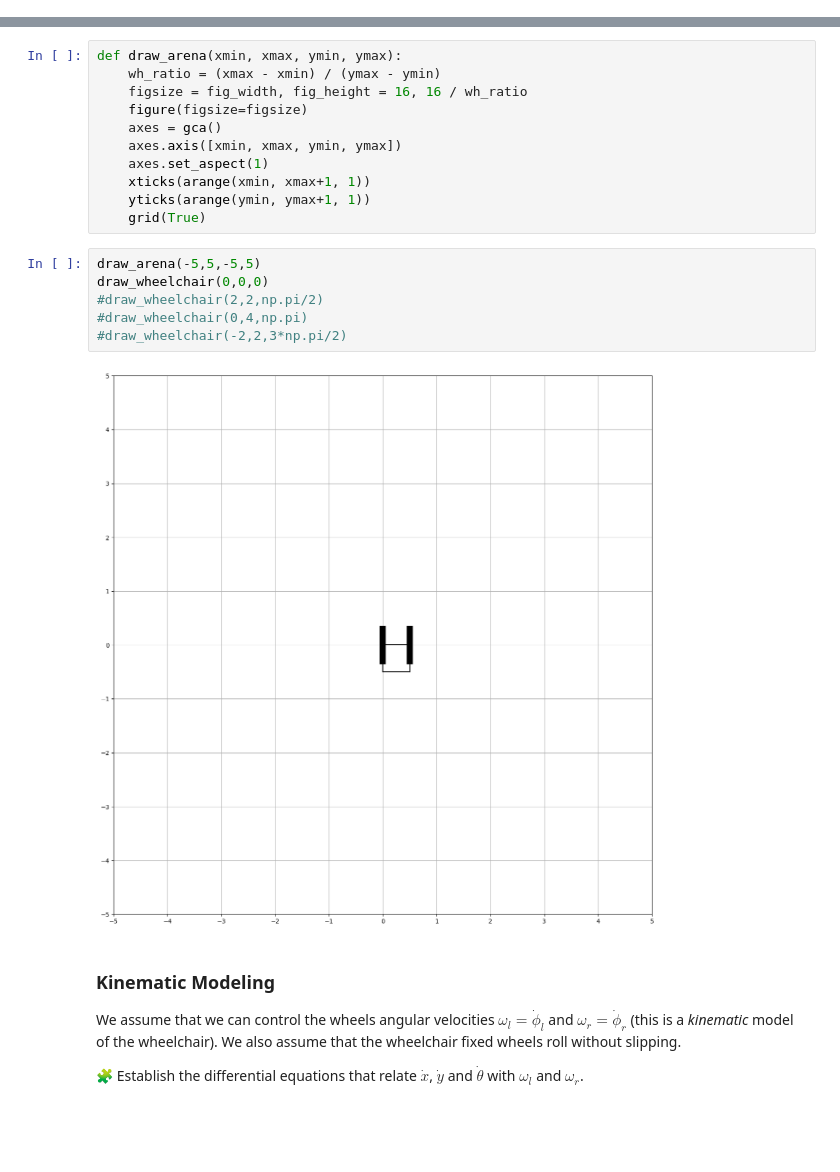
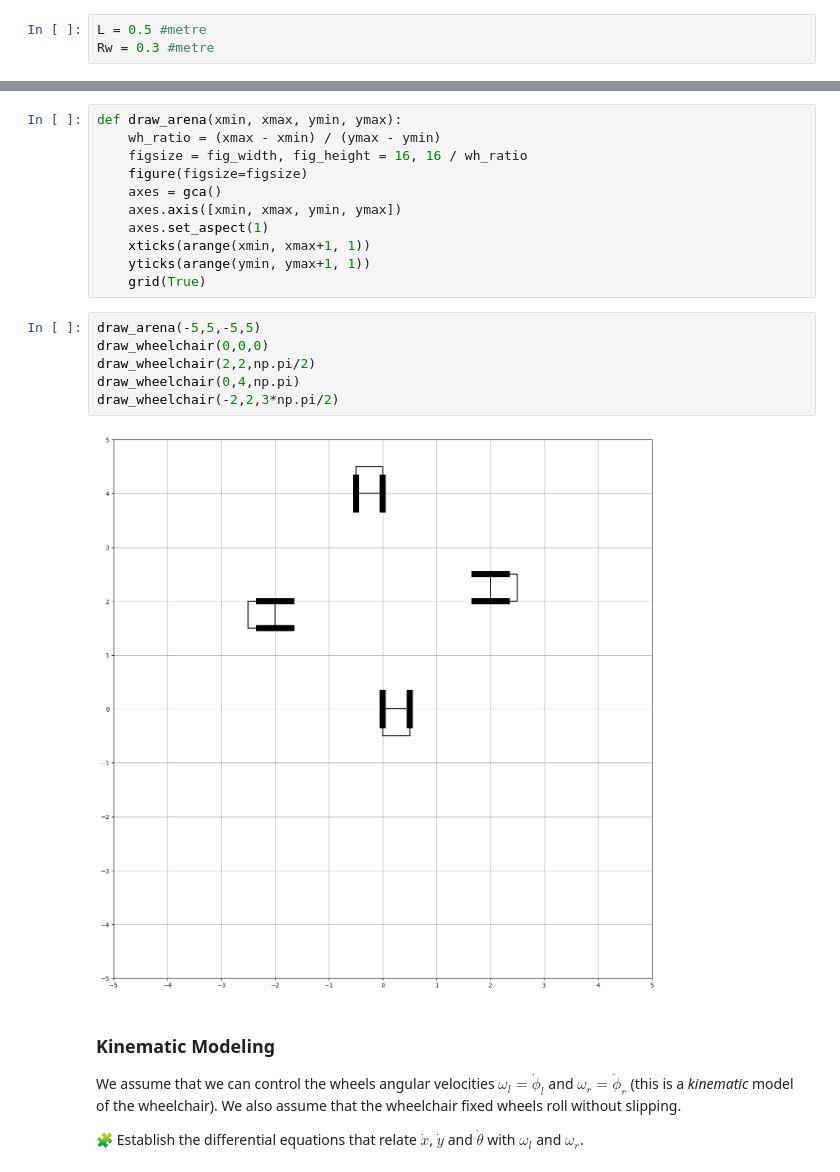
Before and after one commit to Centino00/control-engineering-with-python-project-2022-2023, a Jupyter notebook: Project-1.ipynb, the cells around one changed output, grey strips where cells are left out. Drawn from its saved outputs; the diff is of its cells as text; blank space fills up the shorter version.

```diff
--- a/Project-1.ipynb
+++ b/Project-1.ipynb
@@ -47,3 +44,6 @@ Rw = 30*10**(-2)
+# %%
+L = 0.5 #metre
+Rw = 0.3 #metre
 # %% [markdown]
 ### Graphical Representation
 
@@ -90,11 +90,11 @@ def draw_arena(xmin, xmax, ymin, ymax):
 # %%
 draw_arena(-5,5,-5,5)
 draw_wheelchair(0,0,0)
-#draw_wheelchair(2,2,np.pi/2)
-#draw_wheelchair(0,4,np.pi)
-#draw_wheelchair(-2,2,3*np.pi/2)
+draw_wheelchair(2,2,np.pi/2)
+draw_wheelchair(0,4,np.pi)
+draw_wheelchair(-2,2,3*np.pi/2)
 # %% [output]
-[figure, old version]
+[figure, new version]
 # %% [markdown]
 ### Kinematic Modeling
 
```
Also changed, not shown: parts of 2 cells of this notebook.
